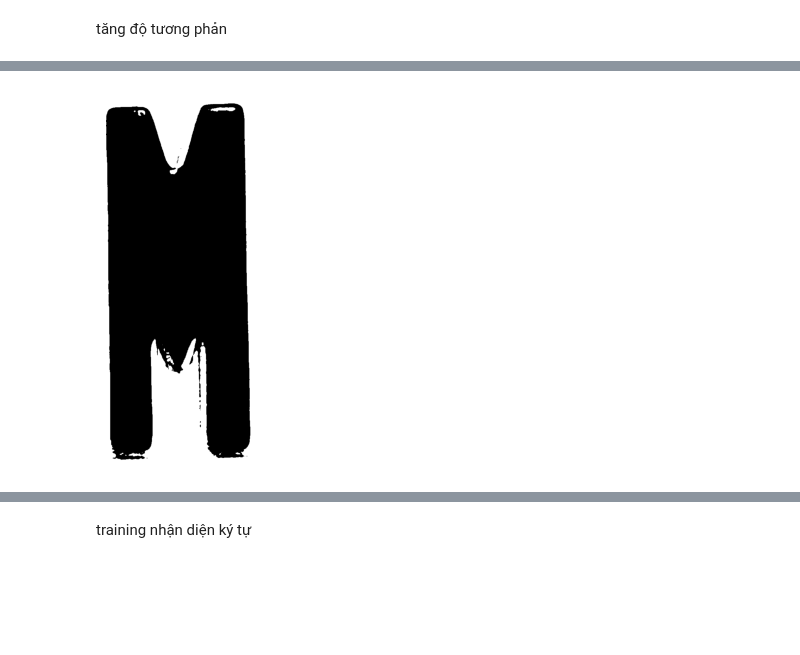
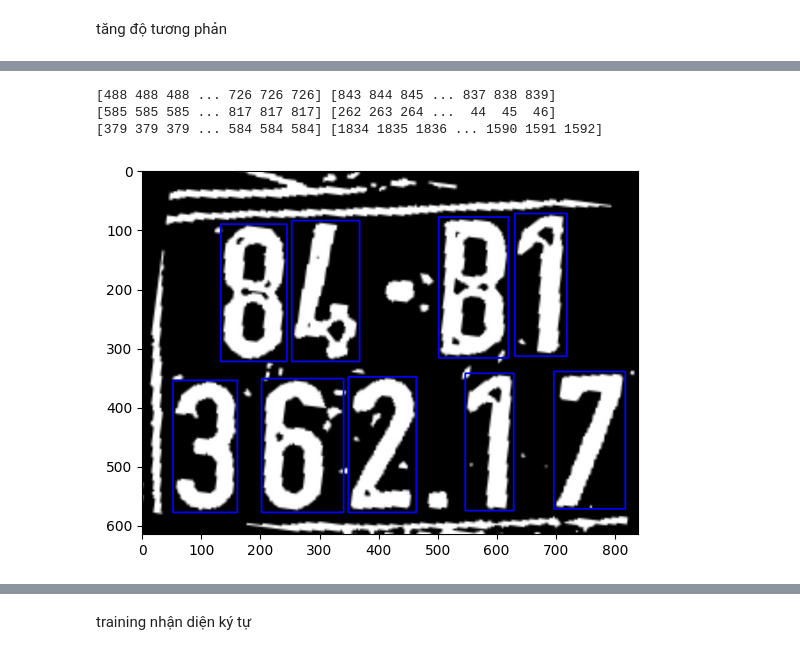
Before and after one commit to tuilaBao03/AI-232IS54A01-Group9, a Jupyter notebook: Làm lại/tach_anh.ipynb, the cells around one changed output, grey strips where cells are left out. Saved outputs shown, nothing was run; the diff lists cells and outputs as text; code cells hidden in the pictures; blank space fills up the shorter version.

Commit message:
update_chỉnh sửa_ảnh
chuyển đen trắng
tách ảnh nền đen font trắng
chú ý ảnh xìn màu sẽ khó nhận biết

```diff
--- a/Làm lại/tach_anh.ipynb
+++ b/Làm lại/tach_anh.ipynb
@@ -68,7 +68,7 @@ def tachanh(url) :
         peri = cv2.arcLength(c, True)  # Tính chu vi của đường viền
         approx = cv2.approxPolyDP(c, 0.06 * peri, True)  # Làm xấp xỉ đa giác, chỉ giữ đường viền có 4 cạnh
         [x, y, w, h] = cv2.boundingRect(approx.copy())  # Tạo hình chữ nhật bao quanh đa giác
-        ratio = w / h  # Tính tỷ lệ chiều rộng / chiều cao
+
         if len(approx) == 4:  # Nếu đường viền có 4 cạnh
             screenCnt.append(approx)  # Thêm vào danh sách các đường viền của biển số xe
             cv2.putText(img, str(len(approx.copy())), (x, y), cv2.FONT_HERSHEY_DUPLEX, 2, (0, 255, 0), 3)
@@ -167,5 +167,3 @@ def tachanh(url) :
 
                     cv2.putText(roi, str(char_area), (x, y + 20), cv2.FONT_HERSHEY_DUPLEX, 2, (255, 255, 0), 2)
     return char_x,cont,char_x_ind
-# %%
-a,cont,char_x_ind=tachanh("R.jpg")
@@ -176,3 +169,0 @@ a,cont,char_x_ind=tachanh("R.jpg")
-# %%
-thre_mor = cv2.imread("output/cropped_threshold_plate.jpg")
-roi = cv2.imread("output/cropped_plate.jpg")
@@ -179 +181,16 @@ roi = cv2.imread("output/cropped_plate.jpg")
+# %%
+def add_padding(image):
+    # Xác định chiều cao và chiều rộng của ảnh
+    height, width = image.shape[:2]
+    # Xác định kích thước mới cho ảnh hình vuông
+    target_size = max(height, width)
+    # Tạo một ảnh hình vuông với kích thước mới và màu nền trắng
+
+    squared_image = np.zeros((target_size, target_size), dtype=np.uint8)
+    # Tính toán vị trí để đặt ảnh gốc vào trong ảnh hình vuông mới
+    x_offset = (target_size - width) // 2
+    y_offset = (target_size - height) // 2
+    # Đặt ảnh gốc vào trong ảnh hình vuông mới
+    squared_image[y_offset:y_offset+height, x_offset:x_offset+width] = image
+    return squared_image
 # %%
@@ -214,22 +248,28 @@ plt.show()
+# %%
+path = "data/image/3.jpg"
+phantachkytu(path)
+# %% [output]
+[488 488 488 ... 726 726 726] [843 844 845 ... 837 838 839]
+[585 585 585 ... 817 817 817] [262 263 264 ...  44  45  46]
+[379 379 379 ... 584 584 584] [1834 1835 1836 ... 1590 1591 1592]
+[figure, added]
 # %%
-import cv2
-import matplotlib.pyplot as plt
+# import cv2
+# import matplotlib.pyplot as plt
 
-def chuyen_den_trang(image):
-    # Chuyển ảnh màu sang ảnh xám
-    gray_image = cv2.cvtColor(image, cv2.COLOR_BGR2GRAY)
-    # Áp dụng ngưỡng nhị phân để tạo ra ảnh đen trắng
-    _, black_white_image = cv2.threshold(gray_image, 127, 255, cv2.THRESH_BINARY)
-    return black_white_image
+# def chuyen_den_trang(image):
+#     # Chuyển ảnh màu sang ảnh xám
+#     gray_image = cv2.cvtColor(image, cv2.COLOR_BGR2GRAY)
+#     # Áp dụng ngưỡng nhị phân để tạo ra ảnh đen trắng
+#     _, black_white_image = cv2.threshold(gray_image, 127, 255, cv2.THRESH_BINARY)
+#     return black_white_image
+# # Đọc ảnh
+# img = cv2.imread("chars\char_dong1_34.png")
+# # Chuyển đổi sang ảnh đen trắng
+# img_black_white = chuyen_den_trang(img)
+# # Hiển thị ảnh
 
-# Đọc ảnh
-img = cv2.imread("chars\char_dong1_1546_448_1147_1546.png")
-# Chuyển đổi sang ảnh đen trắng
-img_black_white = chuyen_den_trang(img)
-# Hiển thị ảnh
-plt.imshow(img_black_white, cmap='gray')
-plt.axis('off')
-plt.show()
+# plt.imshow(img_black_white, cmap='gray')
+# plt.axis('off')
+# plt.show()
-# %% [output]
-[figure, removed]
 # %%
```
Also changed, not shown: parts of 7 cells of this notebook, 43 other files.
